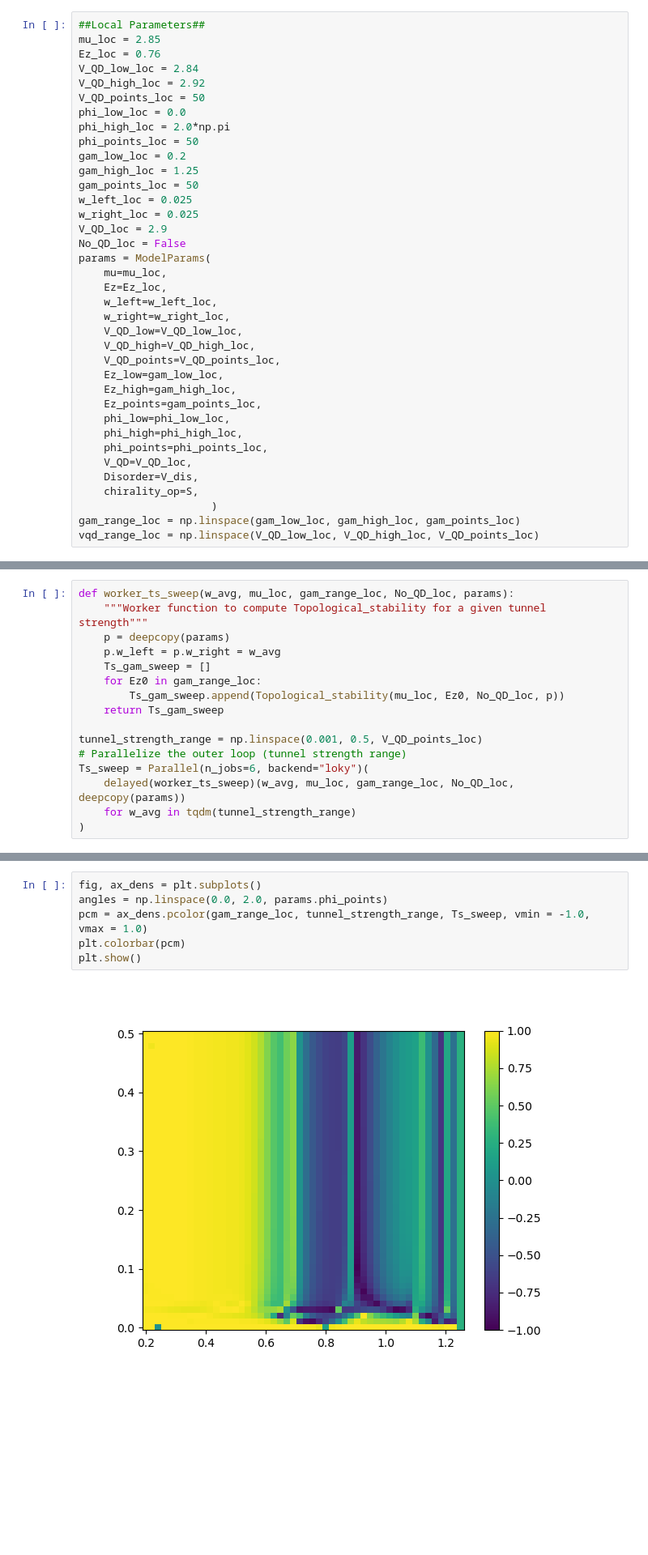
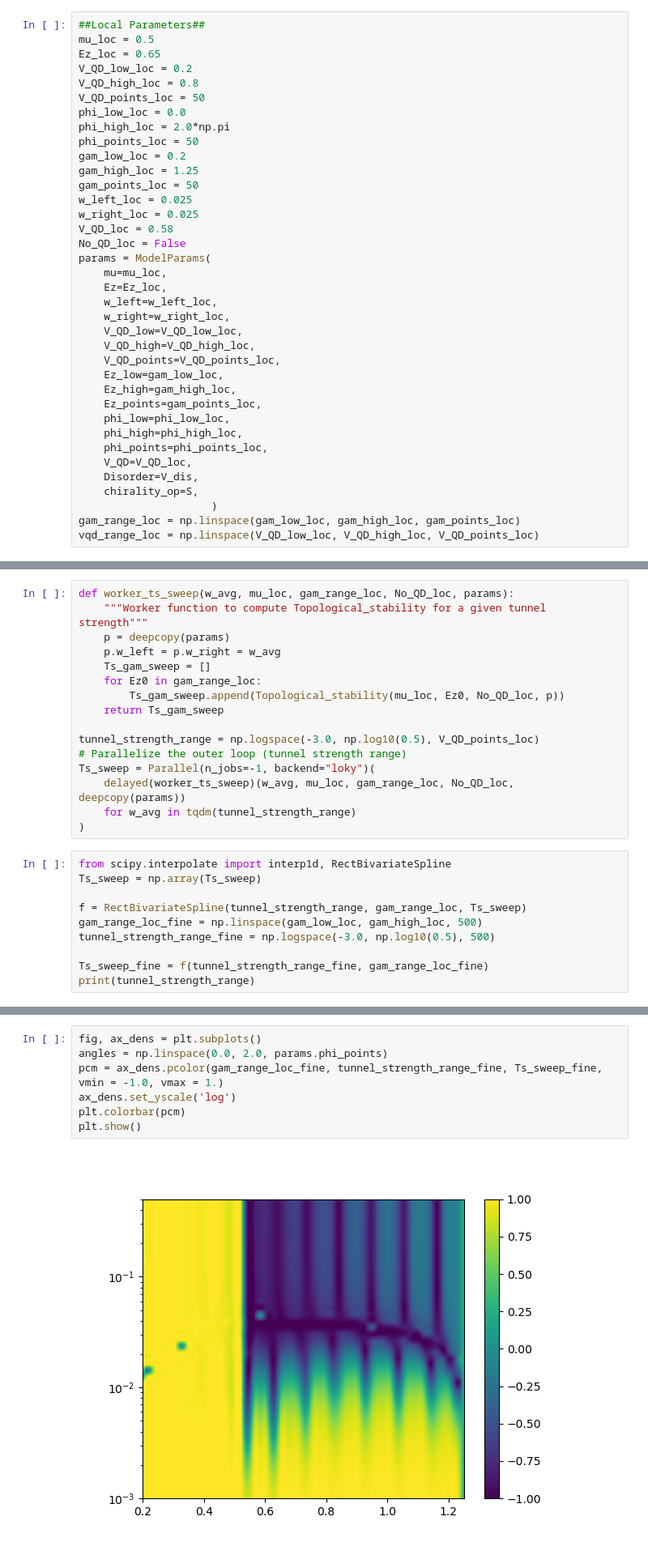
Before and after one commit to binayyakbhroy/Impedance_Simulations, a Jupyter notebook: Impedance_result_generation.ipynb, the cells around one changed output, grey strips where cells are left out. Shown at 81% size. Drawn from its saved outputs; the diff is of its cells as text; blank space fills up the shorter version.

```diff
--- a/Impedance_result_generation.ipynb
+++ b/Impedance_result_generation.ipynb
@@ -59,9 +59,9 @@ plt.show()
 # %%
 ##Local Parameters##
-mu_loc = 2.85
-Ez_loc = 0.76
-V_QD_low_loc = 2.84
-V_QD_high_loc = 2.92
+mu_loc = 0.5
+Ez_loc = 0.65
+V_QD_low_loc = 0.2
+V_QD_high_loc = 0.8
 V_QD_points_loc = 50
 phi_low_loc = 0.0
 phi_high_loc = 2.0*np.pi
@@ -71,7 +71,7 @@ gam_high_loc = 1.25
 gam_points_loc = 50
 w_left_loc = 0.025
 w_right_loc = 0.025
-V_QD_loc = 2.9
+V_QD_loc = 0.58
 No_QD_loc = False
 params = ModelParams(
     mu=mu_loc,
@@ -113,9 +113,19 @@ def worker_ts_sweep(w_avg, mu_loc, gam_range_loc, No_QD_loc, params):
         Ts_gam_sweep.append(Topological_stability(mu_loc, Ez0, No_QD_loc, p))
     return Ts_gam_sweep
 
-tunnel_strength_range = np.linspace(0.001, 0.5, V_QD_points_loc)
+tunnel_strength_range = np.logspace(-3.0, np.log10(0.5), V_QD_points_loc)
 # Parallelize the outer loop (tunnel strength range)
-Ts_sweep = Parallel(n_jobs=6, backend="loky")(
+Ts_sweep = Parallel(n_jobs=-1, backend="loky")(
     delayed(worker_ts_sweep)(w_avg, mu_loc, gam_range_loc, No_QD_loc, deepcopy(params))
     for w_avg in tqdm(tunnel_strength_range)
 )
+# %%
+from scipy.interpolate import interp1d, RectBivariateSpline
+Ts_sweep = np.array(Ts_sweep)
+
+f = RectBivariateSpline(tunnel_strength_range, gam_range_loc, Ts_sweep)
+gam_range_loc_fine = np.linspace(gam_low_loc, gam_high_loc, 500)
+tunnel_strength_range_fine = np.logspace(-3.0, np.log10(0.5), 500)
+
+Ts_sweep_fine = f(tunnel_strength_range_fine, gam_range_loc_fine)
+print(tunnel_strength_range)
@@ -122,11 +142,12 @@ Ts_sweep = Parallel(n_jobs=6, backend="loky")(
 # %%
 fig, ax_dens = plt.subplots()
 angles = np.linspace(0.0, 2.0, params.phi_points)
-pcm = ax_dens.pcolor(gam_range_loc, tunnel_strength_range, Ts_sweep, vmin = -1.0, vmax = 1.0)
+pcm = ax_dens.pcolor(gam_range_loc_fine, tunnel_strength_range_fine, Ts_sweep_fine, vmin = -1.0, vmax = 1.)
+ax_dens.set_yscale('log')
 plt.colorbar(pcm)
 plt.show()
 # %% [output]
-[figure, old version]
+[figure, new version]
 # %%
 ##Generate txt file
 C_vs_phi_even, C_vs_phi_odd = Capacitance_vs_phi(mu=mu_loc, Ez=Ez_loc, params=params, number_of_states=200)
```
Also changed, not shown: parts of 2 cells of this notebook, 1 other file.
